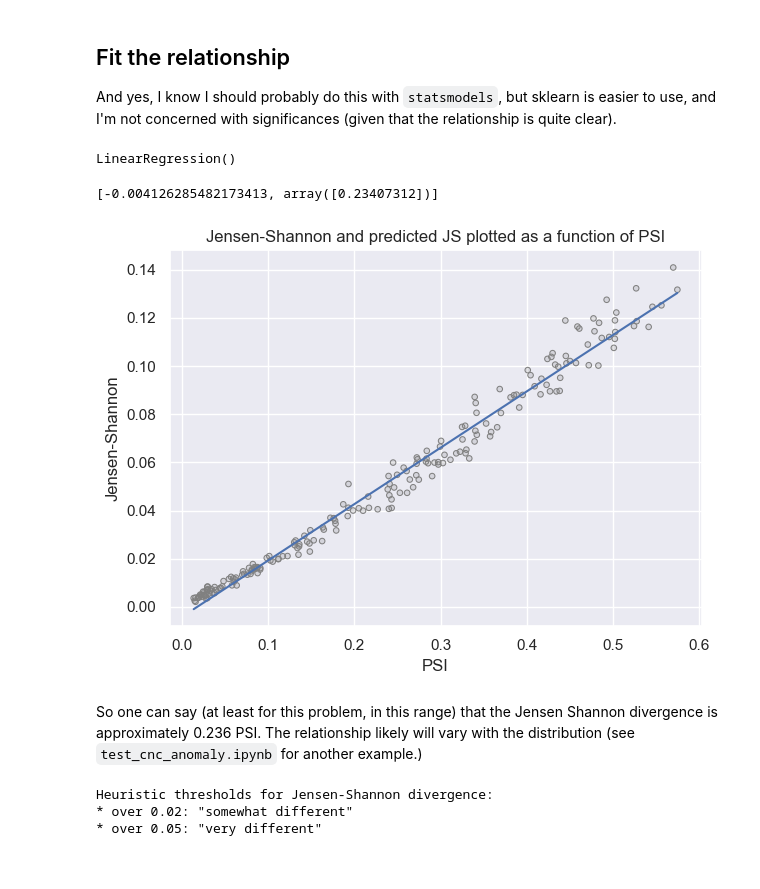
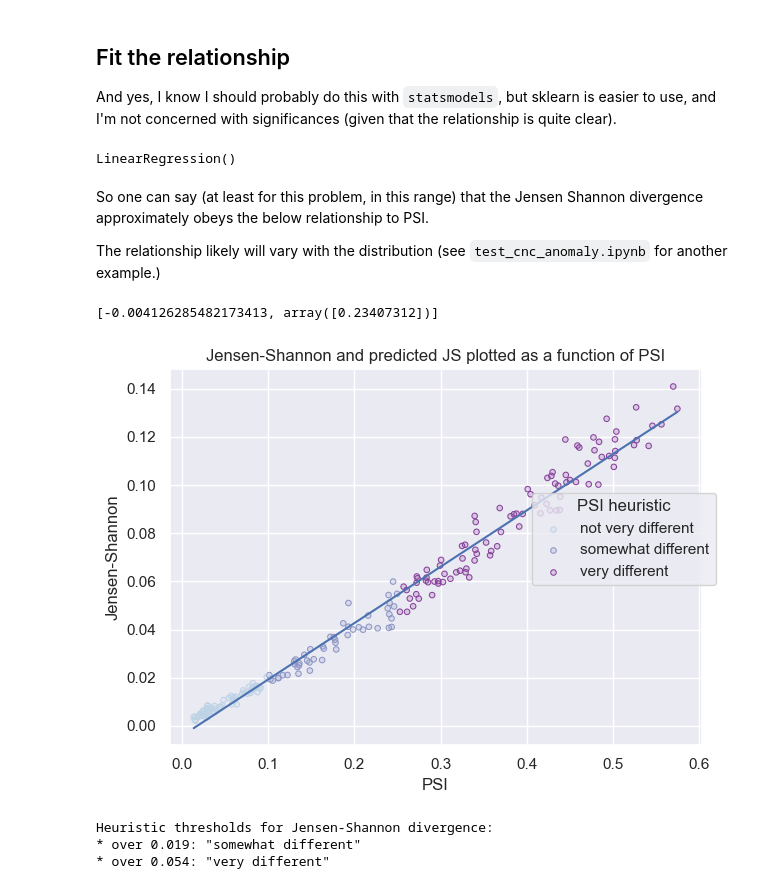
Before and after one commit to WinVector/TypicalityCoding, a Jupyter notebook: JS_thresholds.ipynb, the cells around one changed output. Drawn from its saved outputs; the diff is of its cells as text; code cells hidden in the pictures.

Commit message:
rationalized graphs

```diff
--- a/JS_thresholds.ipynb
+++ b/JS_thresholds.ipynb
@@ -105,6 +100,6 @@ def minmax(v):
 # %%
 newscales = np.linspace(1, 2, num=20, endpoint=True)
 flist = [generate_comparison(ns) for ns in newscales]
-pframe = pd.concat(flist)
+pframe = pd.concat(flist, ignore_index=True)
 pframe
 # %% [output]
@@ -218,0 +170,6 @@ p.show()
+# %%
+# plot JS as a function of PSI
+
+pframe['PSI heuristic'] = np.where(pframe['PSI'] < 0.1, 'not very different',
+                                   np.where(pframe['PSI'] > 0.25, 'very different', 'somewhat different'))
+pframe
@@ -220,61 +191,48 @@ p.show()
 ## Fit the relationship
 
 And yes, I know I should probably do this with `statsmodels`, but sklearn is easier to use, and I'm not concerned with significances (given that the relationship is quite clear).
-# %%
-from sklearn.linear_model import LinearRegression
-
-# use all the data, not the aggregated data
-# data should be in the same order
-
-pf1 = pframe.loc[pframe['type']=='Jensen-Shannon', :].reset_index(drop=True, inplace=False)
-pf2 = pframe.loc[pframe['type']=='PSI', :].reset_index(drop=True, inplace=False)
-
-pf1.rename(columns={'div': 'Jensen-Shannon'}, inplace=True)
-pf1.drop(columns=['type'], inplace=True)
-pf2.rename(columns={'div': 'PSI'}, inplace=True)
-pf2.drop(columns=['type'], inplace=True)
-
-[pf1, pf2]
-
-lm = LinearRegression()
-lm.fit(pf2.loc[:, ['PSI']], pf1['Jensen-Shannon'])
-# %% [output]
-LinearRegression()
+# %%
+from sklearn.linear_model import LinearRegression
+
+lm = LinearRegression()
+lm.fit(pframe.loc[:, ['PSI']], pframe['Jensen-Shannon'])
+# %% [output]
+LinearRegression()
+# %% [markdown]
+So one can say (at least for this problem, in this range) that the Jensen Shannon divergence approximately obeys the below relationship to PSI.
+
+The relationship likely will vary with the distribution (see `test_cnc_anomaly.ipynb` for another example.)
 # %%
 [lm.intercept_, lm.coef_]
 # %% [output]
 [-0.004126285482173413, array([0.23407312])]
 # %%
-pf2['Jensen-Shannon'] = pf1['Jensen-Shannon']
-# pf2['JS-predicted'] = lm.predict(pf2.loc[:, ['PSI']])
+
 pf2pred = pd.DataFrame({
-    'PSI': pf2['PSI'],
-    'Jensen-Shannon': lm.predict(pf2.loc[:, ['PSI']])
+    'PSI': pframe['PSI'],
+    'Jensen-Shannon': lm.predict(pframe.loc[:, ['PSI']])
 })
 # %%
 # ok, so this is more awkward than ggplot2.
-
-p = (so.Plot(pf2, x="PSI", y="Jensen-Shannon")
-       .add(so.Dots(color='gray'))
+p = (so.Plot(pframe, x="PSI", y="Jensen-Shannon").scale(color="BuPu")
+       .add(so.Dots(), color="PSI heuristic")
        .add(so.Line(), data=pf2pred)
-      .label(title='Jensen-Shannon and predicted JS plotted as a function of PSI')
+       .label(title='Jensen-Shannon and predicted JS plotted as a function of PSI')
 )
 
 p.show()
 # %% [output]
-[figure, old version]
+[figure, new version]
-# %% [markdown]
-So one can say (at least for this problem, in this range) that the Jensen Shannon divergence is approximately 0.236 PSI. The relationship likely will vary with the distribution (see `test_cnc_anomaly.ipynb` for another example.)
 # %%
 tmat = pd.DataFrame({'PSI': [0.1, 0.25]})
 js_thresh = lm.predict(tmat)
 
 print(f'''
 Heuristic thresholds for Jensen-Shannon divergence:
-* over {js_thresh[0]:.2f}: "somewhat different"
-* over {js_thresh[1]:.2f}: "very different"
+* over {js_thresh[0]:.3f}: "somewhat different"
+* over {js_thresh[1]:.3f}: "very different"
 ''')
 # %% [output]
 Heuristic thresholds for Jensen-Shannon divergence:
-* over 0.02: "somewhat different"
-* over 0.05: "very different"
+* over 0.019: "somewhat different"
+* over 0.054: "very different"
```
Also changed, not shown: parts of 9 cells of this notebook.
